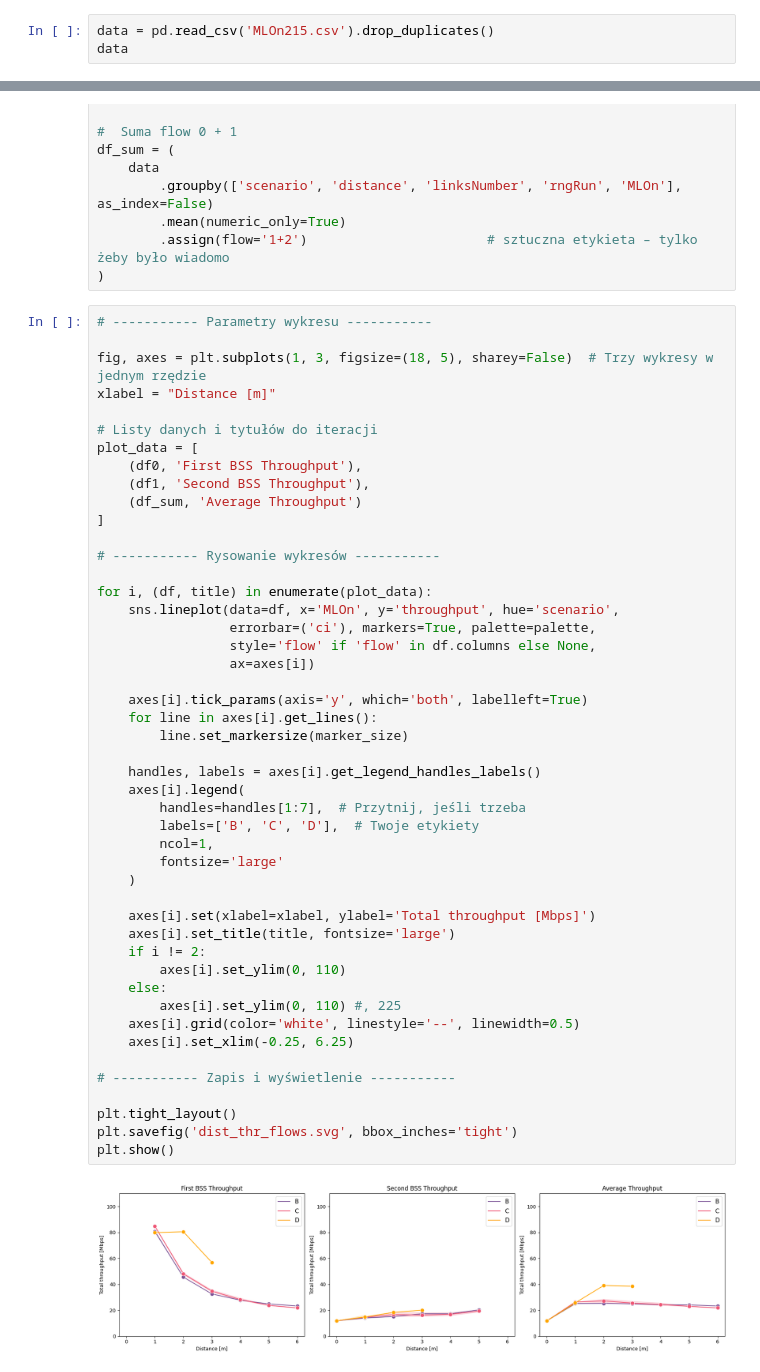
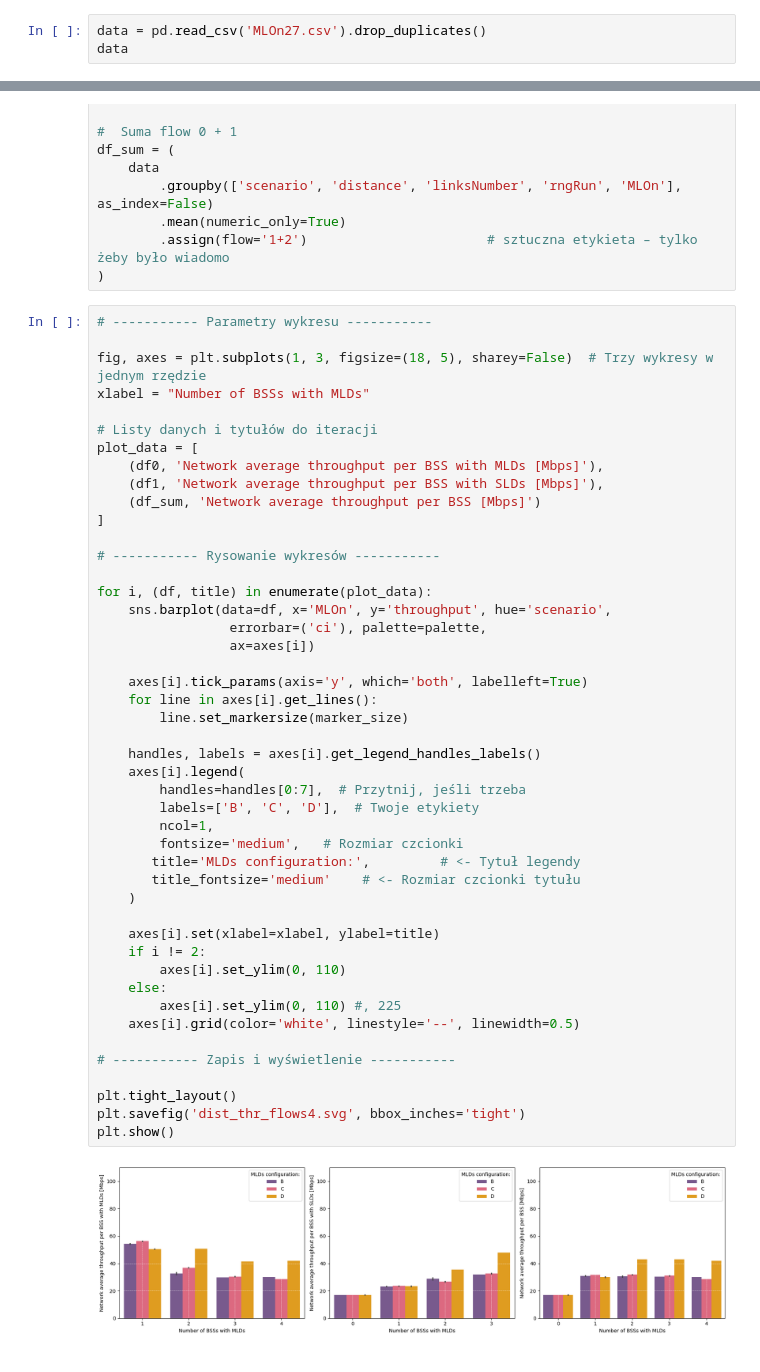
Before and after one commit to fmargul/magisterka, a Jupyter notebook: scenario 3/distance4F.ipynb, the cells around one changed output, grey strips where cells are left out. Cells and saved outputs as stored; diff of their text form.

```diff
--- a/scenario 3/distance4F.ipynb
+++ b/scenario 3/distance4F.ipynb
@@ -11,7 +11,7 @@ palette = ['#7a5195', '#ef5675', '#ffa600'] #https://matplotlib.org/stable/galle
 marker_size = 8  # Ustalony rozmiar markerów
 xlabel = "Distance beetwen AP and STAs [m]"
 # %%
-data = pd.read_csv('MLOn215.csv').drop_duplicates()
+data = pd.read_csv('MLOn27.csv').drop_duplicates()
 data
 # %% [output]
 |  | rngRun | flow | nStations | distance | linksNumber | loss | jitter | latency | throughput | rxBytes | ... |
@@ -58,48 +58,47 @@ df_sum = (
 # ----------- Parametry wykresu -----------
 
 fig, axes = plt.subplots(1, 3, figsize=(18, 5), sharey=False)  # Trzy wykresy w jednym rzędzie
-xlabel = "Distance [m]"
+xlabel = "Number of BSSs with MLDs"
 
 # Listy danych i tytułów do iteracji
 plot_data = [
-    (df0, 'First BSS Throughput'),
-    (df1, 'Second BSS Throughput'),
-    (df_sum, 'Average Throughput')
+    (df0, 'Network average throughput per BSS with MLDs [Mbps]'),
+    (df1, 'Network average throughput per BSS with SLDs [Mbps]'),
+    (df_sum, 'Network average throughput per BSS [Mbps]')
 ]
 
 # ----------- Rysowanie wykresów -----------
 
 for i, (df, title) in enumerate(plot_data):
-    sns.lineplot(data=df, x='MLOn', y='throughput', hue='scenario',
-                 errorbar=('ci'), markers=True, palette=palette,
-                 style='flow' if 'flow' in df.columns else None,
+    sns.barplot(data=df, x='MLOn', y='throughput', hue='scenario',
+                 errorbar=('ci'), palette=palette,
                  ax=axes[i])
 
     axes[i].tick_params(axis='y', which='both', labelleft=True)
     for line in axes[i].get_lines():
         line.set_markersize(marker_size)
 
     handles, labels = axes[i].get_legend_handles_labels()
     axes[i].legend(
-        handles=handles[1:7],  # Przytnij, jeśli trzeba
+        handles=handles[0:7],  # Przytnij, jeśli trzeba
         labels=['B', 'C', 'D'],  # Twoje etykiety
         ncol=1,
-        fontsize='large'
+        fontsize='medium',   # Rozmiar czcionki
+       title='MLDs configuration:',         # <- Tytuł legendy
+       title_fontsize='medium'    # <- Rozmiar czcionki tytułu
     )
 
-    axes[i].set(xlabel=xlabel, ylabel='Total throughput [Mbps]')
-    axes[i].set_title(title, fontsize='large')
+    axes[i].set(xlabel=xlabel, ylabel=title)
     if i != 2:
         axes[i].set_ylim(0, 110)
     else:
         axes[i].set_ylim(0, 110) #, 225
     axes[i].grid(color='white', linestyle='--', linewidth=0.5)
-    axes[i].set_xlim(-0.25, 6.25)
 
 # ----------- Zapis i wyświetlenie -----------
 
 plt.tight_layout()
-plt.savefig('dist_thr_flows.svg', bbox_inches='tight')
+plt.savefig('dist_thr_flows4.svg', bbox_inches='tight')
 plt.show()
 # %% [output]
-[figure, old version]
+[figure, new version]
```
Also changed, not shown: parts of 11 cells of this notebook, 12 other files.
